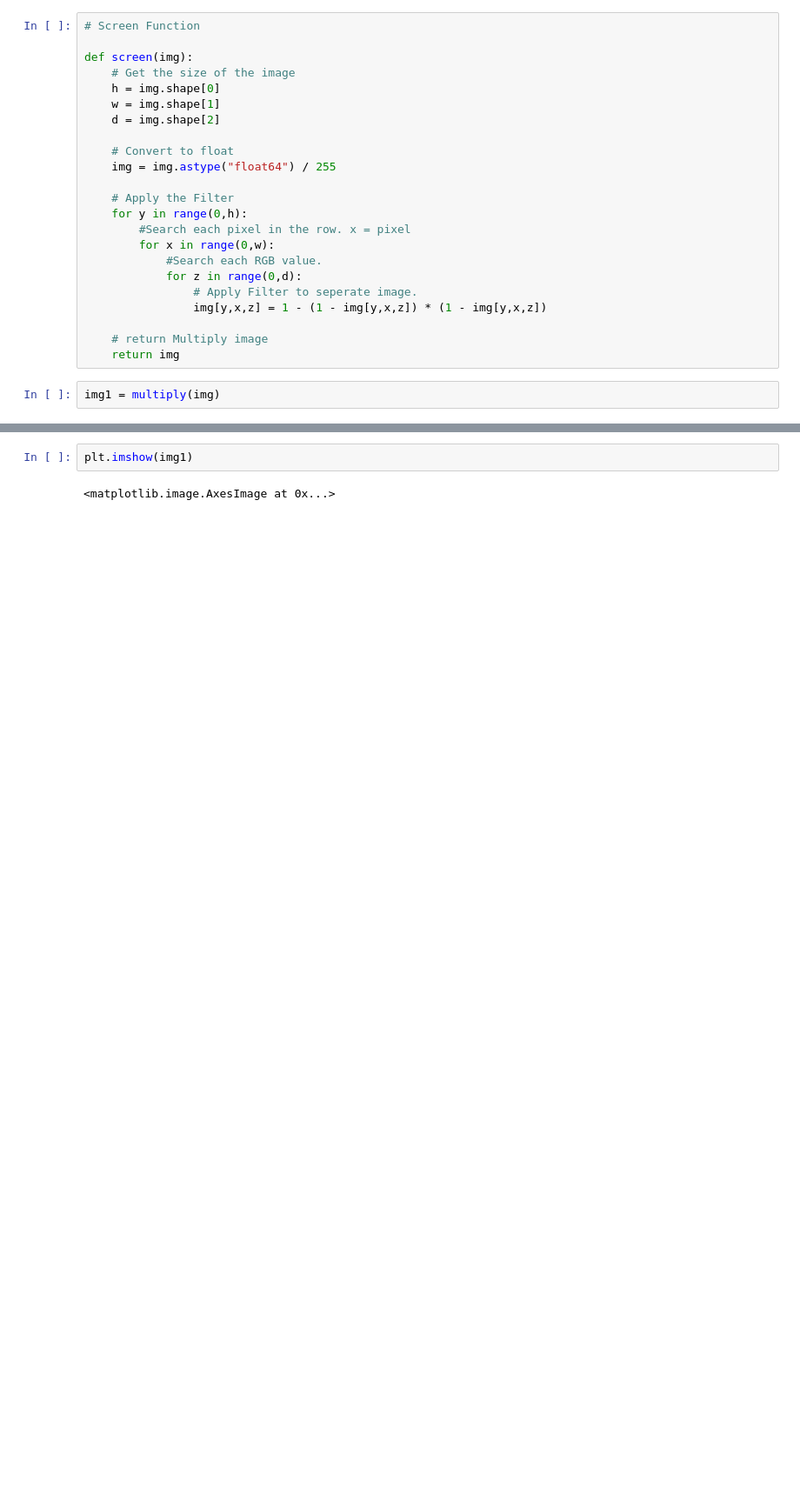
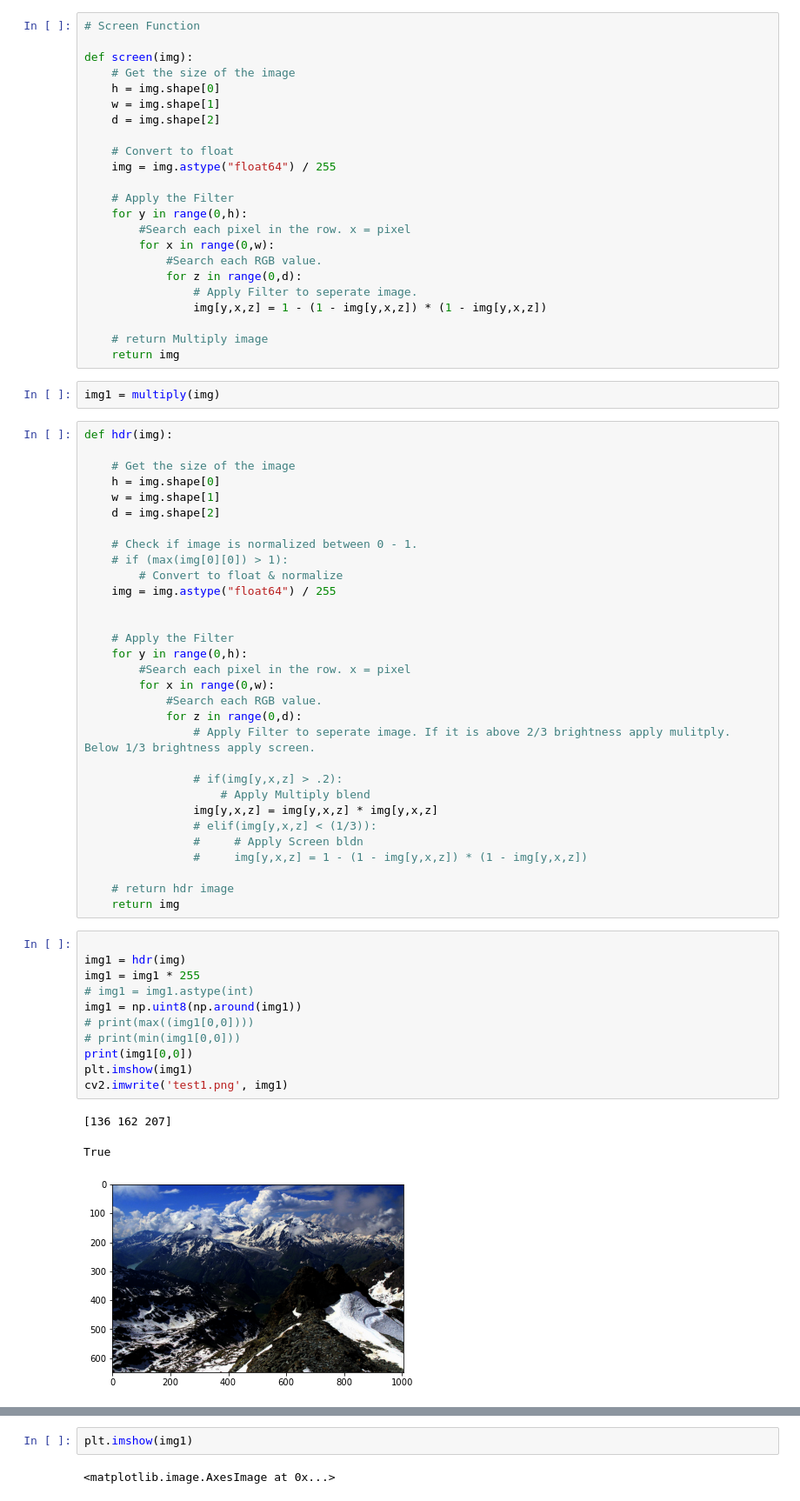
Before and after one commit to currymike123/Thesis_LDR, a Jupyter notebook: Research/blendModes.ipynb, the cells around one changed output, grey strips where cells are left out. Shown at 87% size. Drawn from its saved outputs; the diff is of its cells as text; blank space fills up the shorter version.

```diff
--- a/Research/blendModes.ipynb
+++ b/Research/blendModes.ipynb
@@ -146,4 +146,50 @@ def screen(img):
     return img
 # %%
 img1 = multiply(img)
+# %%
+def hdr(img):
+
+    # Get the size of the image
+    h = img.shape[0]
+    w = img.shape[1]
+    d = img.shape[2]
+
+    # Check if image is normalized between 0 - 1.
+    # if (max(img[0][0]) > 1):
+        # Convert to float & normalize
+    img = img.astype("float64") / 255
+
+
+    # Apply the Filter
+    for y in range(0,h):
+        #Search each pixel in the row. x = pixel
+        for x in range(0,w):
+            #Search each RGB value.
+            for z in range(0,d):
+                # Apply Filter to seperate image. If it is above 2/3 brightness apply mulitply.  Below 1/3 brightness apply screen.
+
+                # if(img[y,x,z] > .2):
+                    # Apply Multiply blend
+                img[y,x,z] = img[y,x,z] * img[y,x,z]
+                # elif(img[y,x,z] < (1/3)):
+                #     # Apply Screen bldn
+                #     img[y,x,z] = 1 - (1 - img[y,x,z]) * (1 - img[y,x,z])
+
+    # return hdr image
+    return img
+# %%
+
+img1 = hdr(img)
+img1 = img1 * 255
+# img1 = img1.astype(int)
+img1 = np.uint8(np.around(img1))
+# print(max((img1[0,0])))
+# print(min(img1[0,0]))
+print(img1[0,0])
+plt.imshow(img1)
+cv2.imwrite('test1.png', img1)
+# %% [output]
+[136 162 207]
+True
+[figure, added]
 # %%
```
Also changed, not shown: parts of 1 cell of this notebook, 3 other files.
